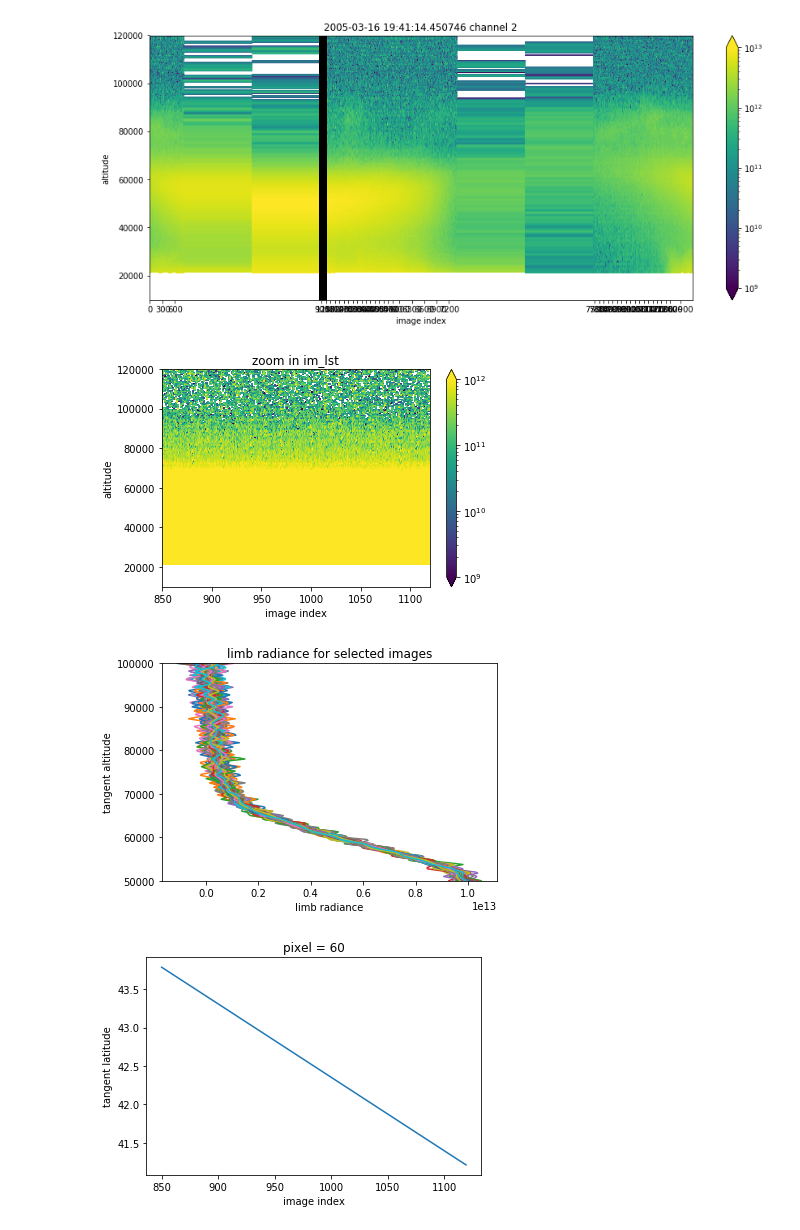
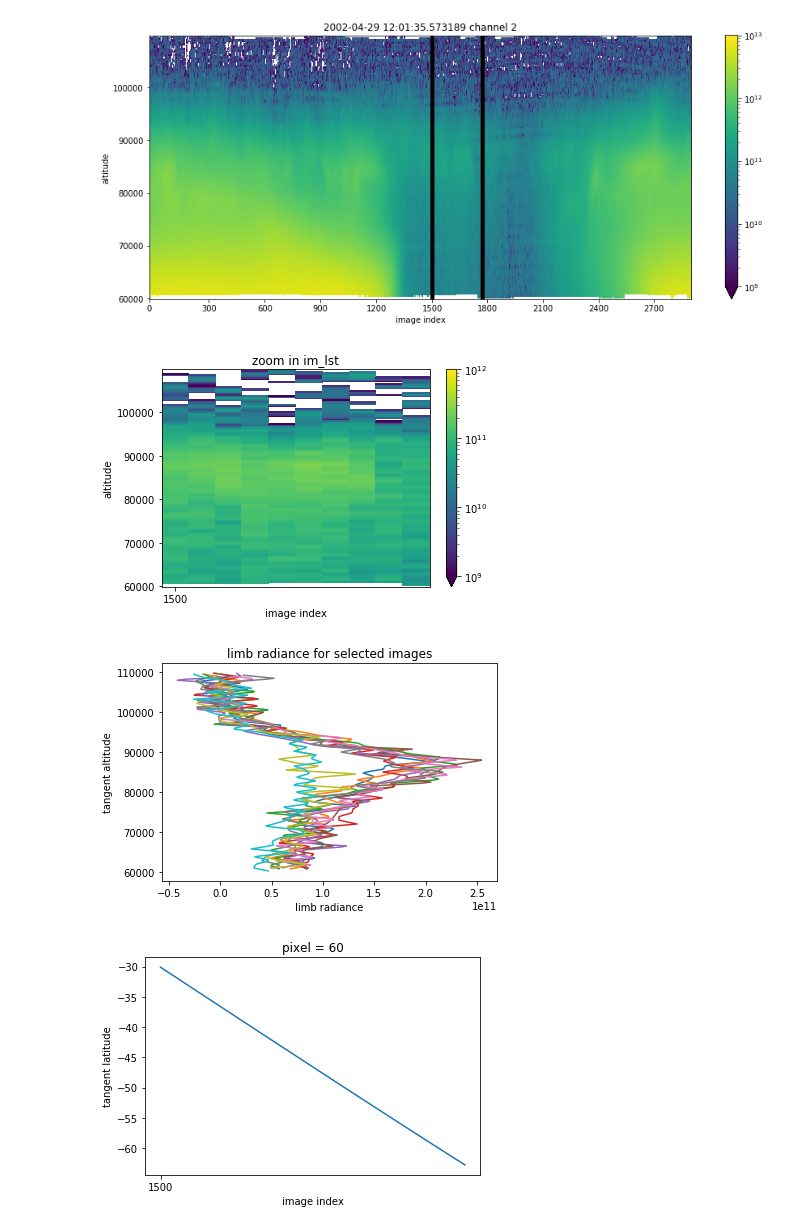
Before and after one commit to Anqi-Li/iris, a Jupyter notebook: notebooks/Testing_orbits.ipynb, the cells around one changed output. Cells and saved outputs as stored; diff of their text form; code cells hidden in the pictures.

```diff
--- a/notebooks/Testing_orbits.ipynb
+++ b/notebooks/Testing_orbits.ipynb
@@ -12,7 +12,7 @@ from netCDF4 import num2date
 units = 'days since 1858-11-17 00:00:00.000'
 # %%
 channel = 2
-orbit = 22132
-ir = open_level1_ir(orbit, channel)
+orbit = 6434
+ir = open_level1_ir(orbit, channel, valid=False)
 num2date(ir.mjd[0],units)
 # %% [output]
@@ -19,0 +20,7 @@ datetime.datetime(2005, 3, 16, 19, 41, 14, 450746)
+# %%
+im_lst = np.arange(1500,1800,30)
+pix_lst = np.arange(22, 128)
+
+label_interval = 10
+
+len(im_lst)
@@ -24,20 +33,7 @@ tan_lon = ir.l1.longitude
 sc_look = ir.l1.look_ecef
 sc_pos = ir.l1.position_ecef
 l1 = ir.data
+mjd = ir.mjd.data
 
-#====drop all dates which have nan in l1
-#l1 = l1.dropna('mjd')
-sc_look = sc_look.sel(mjd=l1.mjd)
-sc_pos = sc_pos.sel(mjd=l1.mjd)
-tan_lat = tan_lat.sel(mjd=l1.mjd)
-tan_lon = tan_lon.sel(mjd=l1.mjd)
-tan_alt = tan_alt.sel(mjd=l1.mjd)
-mjd = l1.mjd.data
-pixel = l1.pixel.data
+#====drop data below and above some altitudes
+l1 = l1.where(tan_alt<110e3).where(tan_alt>60e3)
-# %%
-im_lst = np.arange(850,1120,1)
-pix_lst = np.arange(22, 128)
-
-label_interval = 50
-
-len(im_lst)
@@ -46,6 +42,6 @@ len(im_lst)
 # %%
 #%% interpolation
-alts_interp = np.arange(10e3, 120e3, .25e3)
+alts_interp = np.arange(60e3, 110e3, .25e3)
 data_interp = []
 
 
@@ -69,36 +65,35 @@ ax.set(xlabel='image index')
 plt.show()
 
 
 plt.figure()
 data_interp.isel(mjd=im_lst).plot(x='mjd', y='altitude',
                  norm=LogNorm(),
                  vmin=1e9, vmax=1e12)#,
                  #size=5, aspect=3)
 ax = plt.gca()
 ax.set(title='zoom in im_lst',
       xlabel='image index')
 ax.set_xticks(mjd[im_lst[::label_interval]])
 ax.set_xticklabels(im_lst[::label_interval])
 plt.show()
 
 plt.figure()
 plt.plot(data_interp.isel(mjd=im_lst).T, alts_interp)
 ax = plt.gca()
 ax.set(ylabel='tangent altitude',
        xlabel='limb radiance',
-       title='limb radiance for selected images',
-       ylim=[50e3,100e3])
+       title='limb radiance for selected images')
 
 plt.figure()
 tan_lat.isel(mjd=im_lst, pixel=60).plot()
 ax = plt.gca()
 ax.set_xticks(mjd[im_lst[::label_interval]])
 ax.set_xticklabels(im_lst[::label_interval])
 ax.set(xlabel='image index',
       ylabel='tangent latitude')
 plt.show()
 # %% [output]
-[figure, old version]
+[figure, new version]
-[figure, old version]
+[figure, new version]
-[figure, old version]
+[figure, new version]
-[figure, old version]
+[figure, new version]
```
Also changed, not shown: parts of 18 cells of this notebook, 9 other files.
